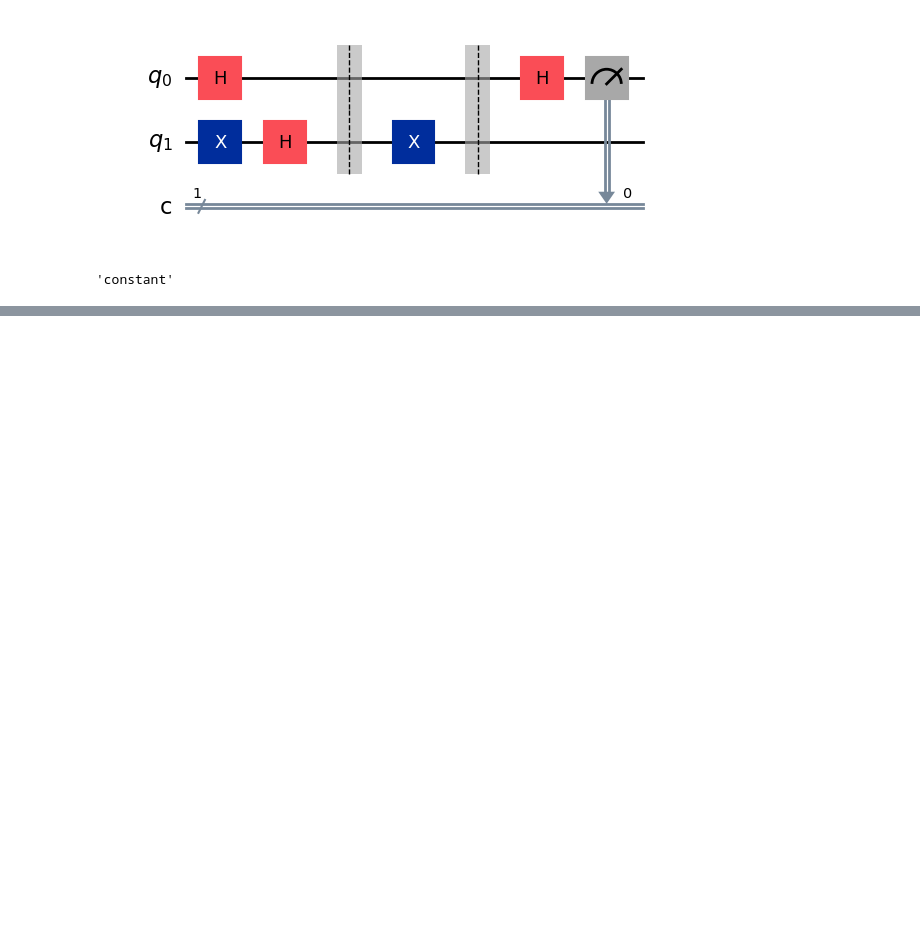
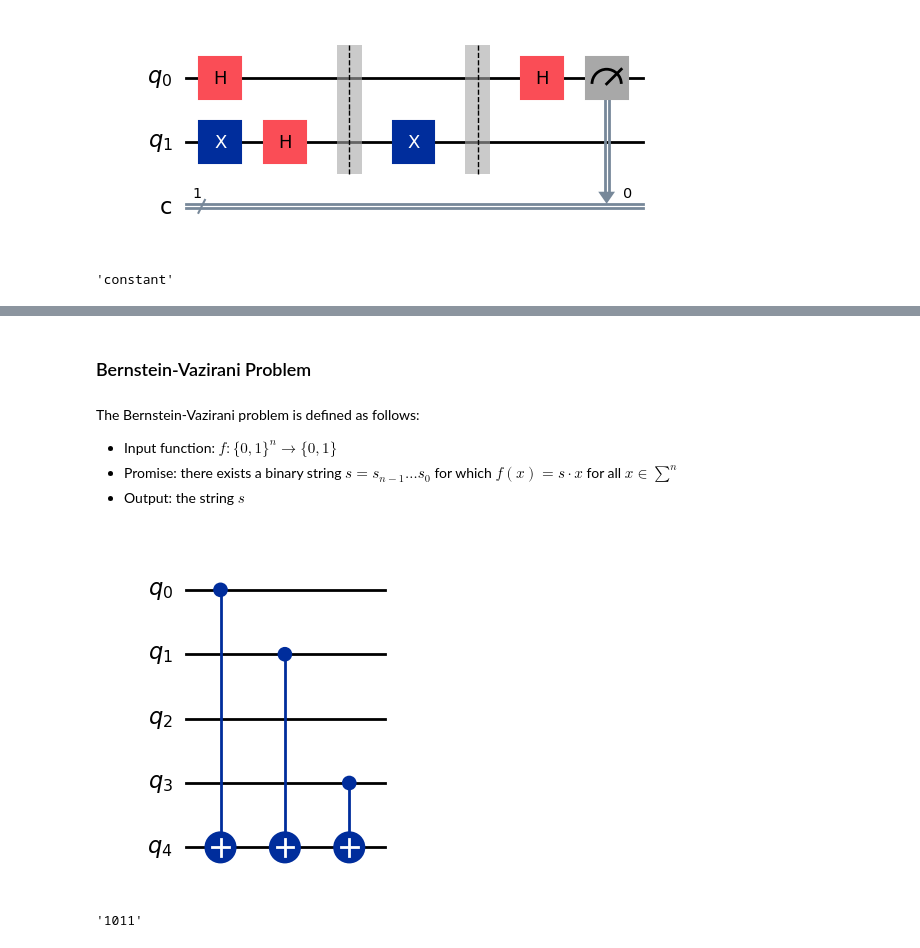
Before and after one commit to Mir-Ilham/qiskit-ibm-quantum-study, a Jupyter notebook: fundamentals-of-quantum-algorithms/1-quantum-query-algorithms.ipynb, the cells around one changed output, grey strips where cells are left out. Saved outputs shown, nothing was run; the diff lists cells and outputs as text; code cells hidden in the pictures; blank space fills up the shorter version.

```diff
--- a/fundamentals-of-quantum-algorithms/1-quantum-query-algorithms.ipynb
+++ b/fundamentals-of-quantum-algorithms/1-quantum-query-algorithms.ipynb
@@ -120,0 +215,35 @@ display(deutsch_algorithm(f))
+# %% [markdown]
+### Bernstein-Vazirani Problem
+# %% [markdown]
+The Bernstein-Vazirani problem is defined as follows:
+
+- Input function: $ f: \{0, 1\}^n \rightarrow \{0, 1\} $
+- Promise: there exists a binary string $s = s_{n-1} \dots s_{0}$ for which $f(x) = s \cdot x$ for all $x \in \sum^n$
+- Output: the string $s$
+# %%
+# The oracle function
+
+def bv_query(s):
+    # Create a quantum circuit implementing a query gate for the
+    # Bernstein-Vazirani problem.
+
+    qc = QuantumCircuit(len(s) + 1)
+    for index, bit in enumerate(reversed(s)):
+        if bit == "1":
+            qc.cx(index, len(s))
+    return qc
+
+
+display(bv_query("1011").draw(output="mpl"))
+# %% [output]
+[figure, added]
+# %%
+def bv_algorithm(function: QuantumCircuit):
+    qc = compile_circuit(function)
+    result = AerSimulator().run(qc, shots=1, memory=True).result()
+    return result.get_memory()[0]
+
+
+display(bv_algorithm(bv_query("1011")))
+# %% [output]
+'1011'
```
Also changed, not shown: parts of 12 cells of this notebook, 2 other files.
